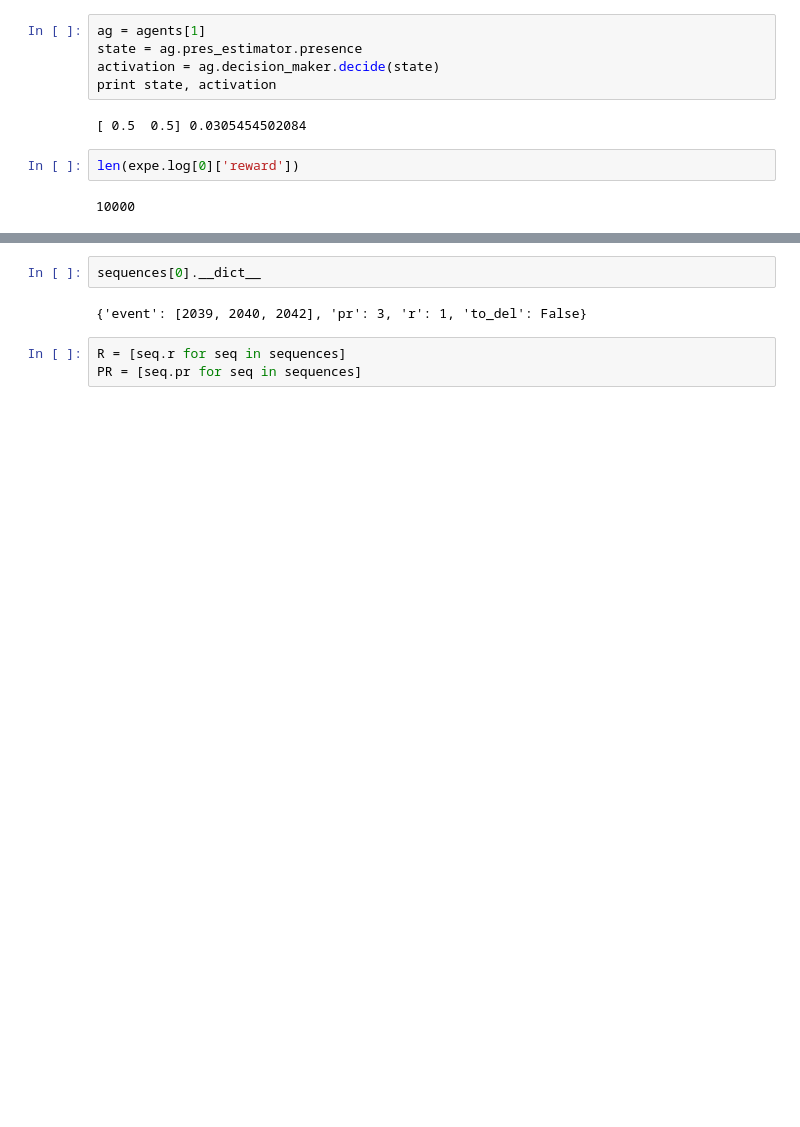
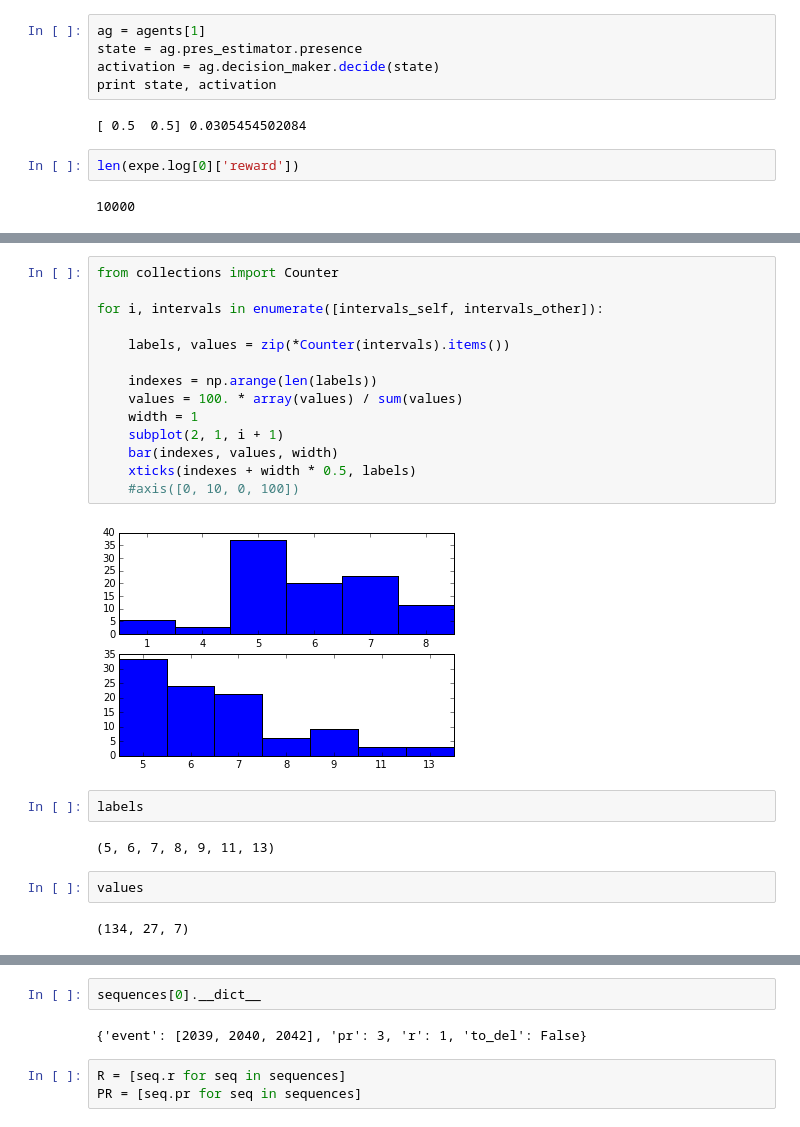
Before and after one commit to clement-moulin-frier/turntaking_model, a Jupyter notebook: turn_taking.ipynb, the cells around one changed output, grey strips where cells are left out. Cells and saved outputs as stored; diff of their text form; blank space fills up the shorter version.

```diff
--- a/turn_taking.ipynb
+++ b/turn_taking.ipynb
@@ -158,0 +211,24 @@ len(sequences)
+# %%
+from collections import Counter
+
+for i, intervals in enumerate([intervals_self, intervals_other]):
+
+    labels, values = zip(*Counter(intervals).items())
+
+    indexes = np.arange(len(labels))
+    values = 100. * array(values) / sum(values)
+    width = 1
+    subplot(2, 1, i + 1)
+    bar(indexes, values, width)
+    xticks(indexes + width * 0.5, labels)
+    #axis([0, 10, 0, 100])
+# %% [output]
+[figure, added]
+# %%
+labels
+# %% [output]
+(5, 6, 7, 8, 9, 11, 13)
+# %%
+values
+# %% [output]
+(134, 27, 7)
```
Also changed, not shown: parts of 12 cells of this notebook, 1 other file.
